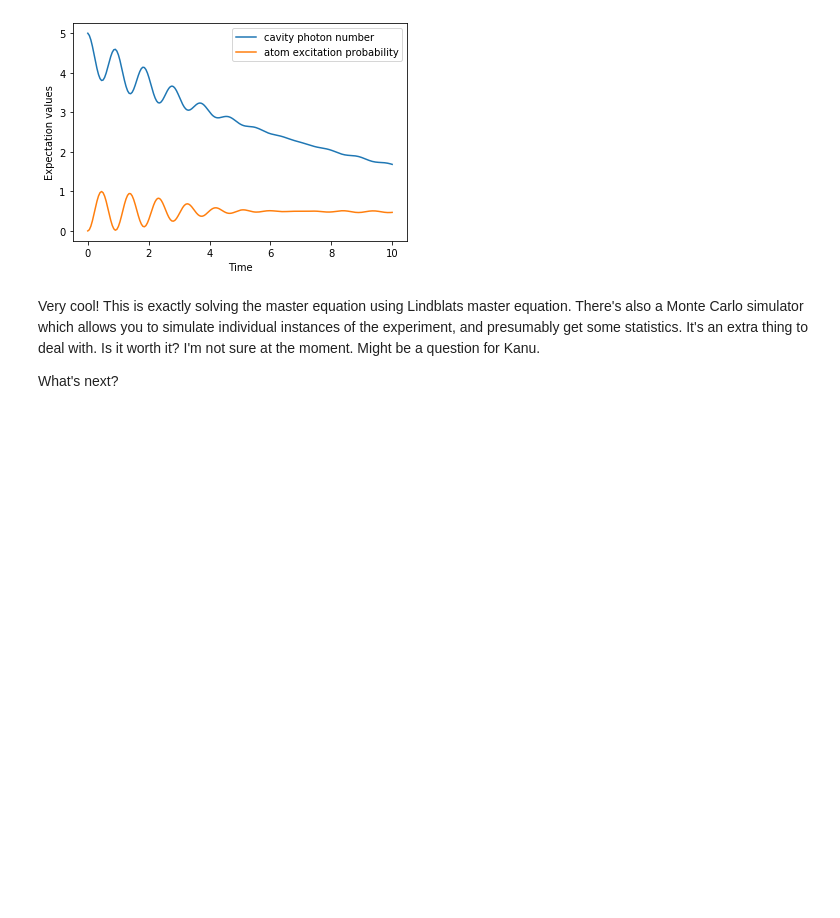
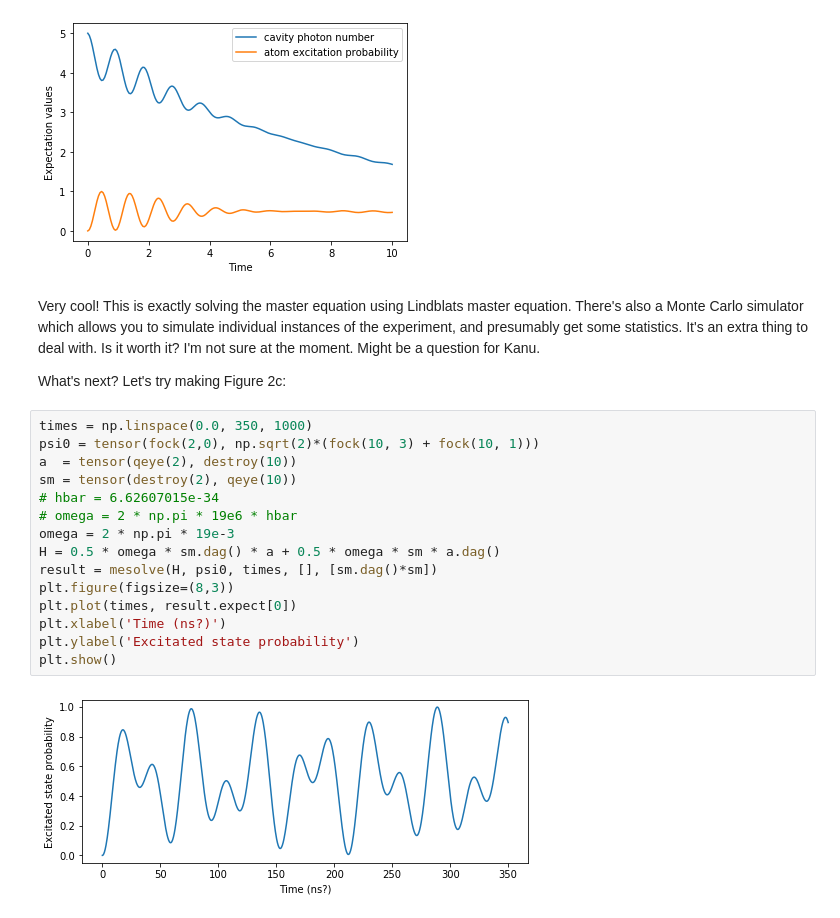
Before and after one commit to henryando/HofheinzProject, a Jupyter notebook: QutipExploration.ipynb, the cells around one changed output. Cells and saved outputs as stored; diff of their text form; blank space fills up the shorter version.

Commit message:
Generate Figure 2c in QutipExploration.ipynb

```diff
--- a/QutipExploration.ipynb
+++ b/QutipExploration.ipynb
@@ -49,4 +49,21 @@ plt.show()
 # %% [markdown]
 Very cool! This is exactly solving the master equation using Lindblats master equation. There's also a Monte Carlo simulator which allows you to simulate individual instances of the experiment, and presumably get some statistics. It's an extra thing to deal with. Is it worth it? I'm not sure at the moment. Might be a question for Kanu.
 
-What's next?
+What's next? Let's try making Figure 2c:
+# %%
+times = np.linspace(0.0, 350, 1000)
+psi0 = tensor(fock(2,0), np.sqrt(2)*(fock(10, 3) + fock(10, 1)))
+a  = tensor(qeye(2), destroy(10))
+sm = tensor(destroy(2), qeye(10))
+# hbar = 6.62607015e-34
+# omega = 2 * np.pi * 19e6 * hbar
+omega = 2 * np.pi * 19e-3
+H = 0.5 * omega * sm.dag() * a + 0.5 * omega * sm * a.dag()
+result = mesolve(H, psi0, times, [], [sm.dag()*sm])
+plt.figure(figsize=(8,3))
+plt.plot(times, result.expect[0])
+plt.xlabel('Time (ns?)')
+plt.ylabel('Excitated state probability')
+plt.show()
+# %% [output]
+[figure, added]
```
